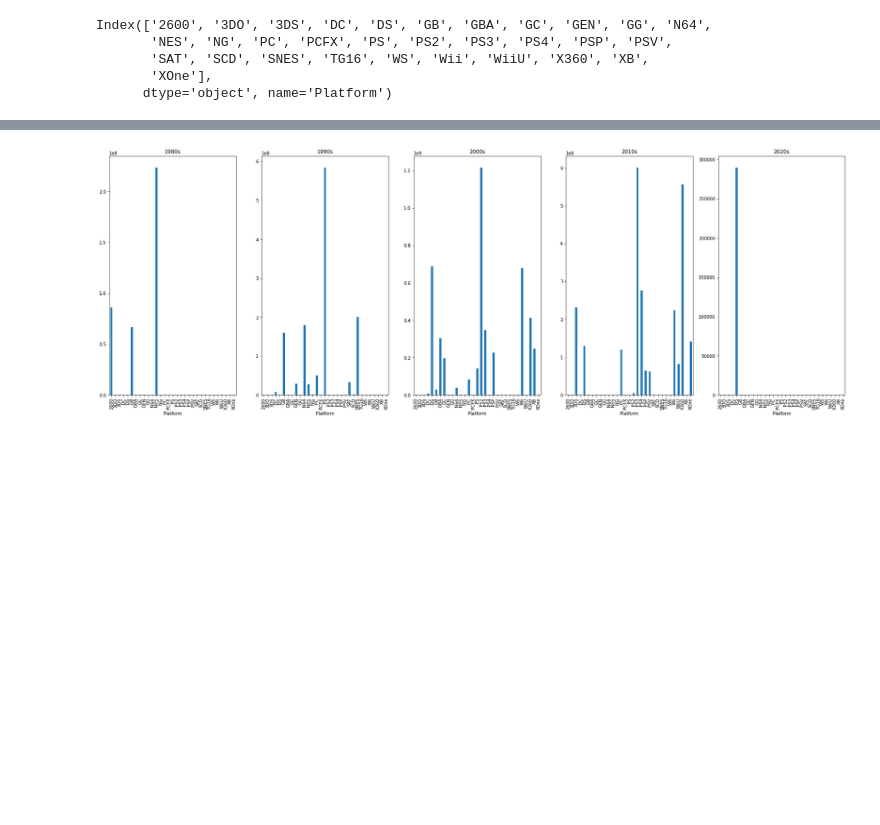
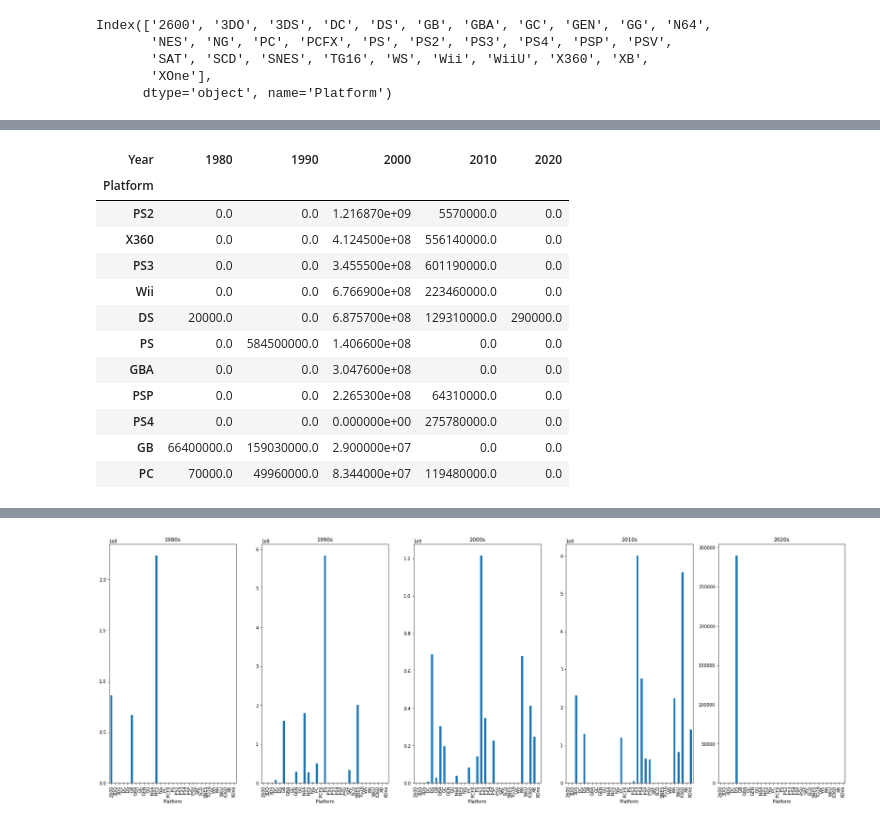
Before and after one commit to DamiSoh/Personal_Project, a Jupyter notebook: AI_04_소담_section1.ipynb, the cells around one changed output, grey strips where cells are left out. Saved outputs shown, nothing was run; the diff lists cells and outputs as text; code cells hidden in the pictures; blank space fills up the shorter version.

```diff
--- a/AI_04_소담_section1.ipynb
+++ b/AI_04_소담_section1.ipynb
@@ -515,0 +529,18 @@ year_platform.head()
+# %%
+year_platform2 = year_platform.transpose().sort_values(by = 'Total', ascending = False)
+year_platform2 = year_platform2.iloc[:, :-1]
+year_platform2.iloc[:11]
+# %% [output]
+| Year | 1980 | 1990 | 2000 | 2010 | 2020 |
+| Platform |  |  |  |  |  |
+| PS2 | 0.0 | 0.0 | 1.216870e+09 | 5570000.0 | 0.0 |
+| X360 | 0.0 | 0.0 | 4.124500e+08 | 556140000.0 | 0.0 |
+| PS3 | 0.0 | 0.0 | 3.455500e+08 | 601190000.0 | 0.0 |
+| Wii | 0.0 | 0.0 | 6.766900e+08 | 223460000.0 | 0.0 |
+| DS | 20000.0 | 0.0 | 6.875700e+08 | 129310000.0 | 290000.0 |
+| PS | 0.0 | 584500000.0 | 1.406600e+08 | 0.0 | 0.0 |
+| GBA | 0.0 | 0.0 | 3.047600e+08 | 0.0 | 0.0 |
+| PSP | 0.0 | 0.0 | 2.265300e+08 | 64310000.0 | 0.0 |
+| PS4 | 0.0 | 0.0 | 0.000000e+00 | 275780000.0 | 0.0 |
+| GB | 66400000.0 | 159030000.0 | 2.900000e+07 | 0.0 | 0.0 |
+| PC | 70000.0 | 49960000.0 | 8.344000e+07 | 119480000.0 | 0.0 |
```
Also changed, not shown: parts of 7 cells of this notebook.
